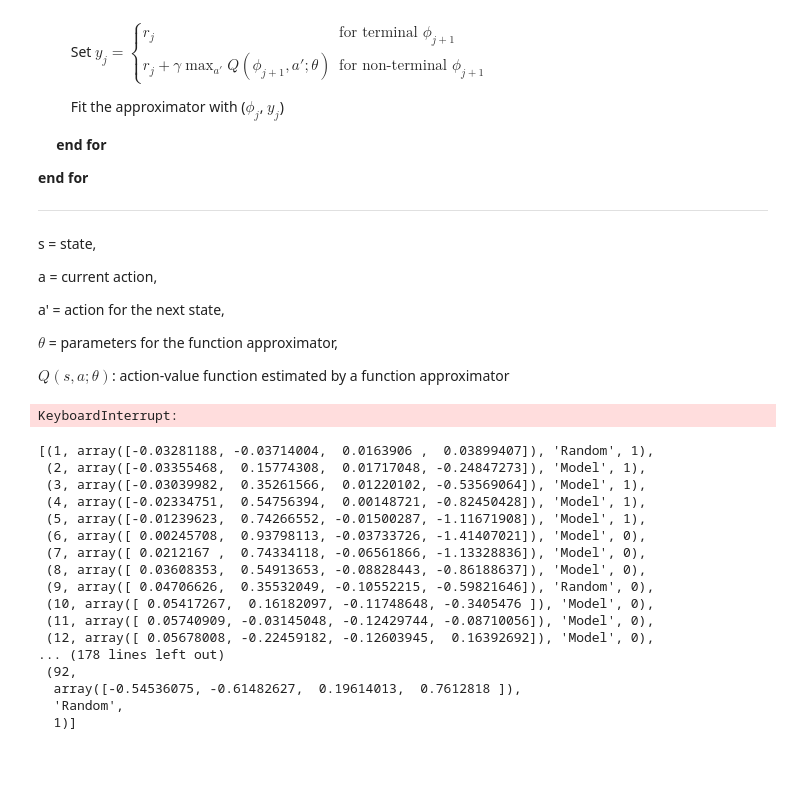
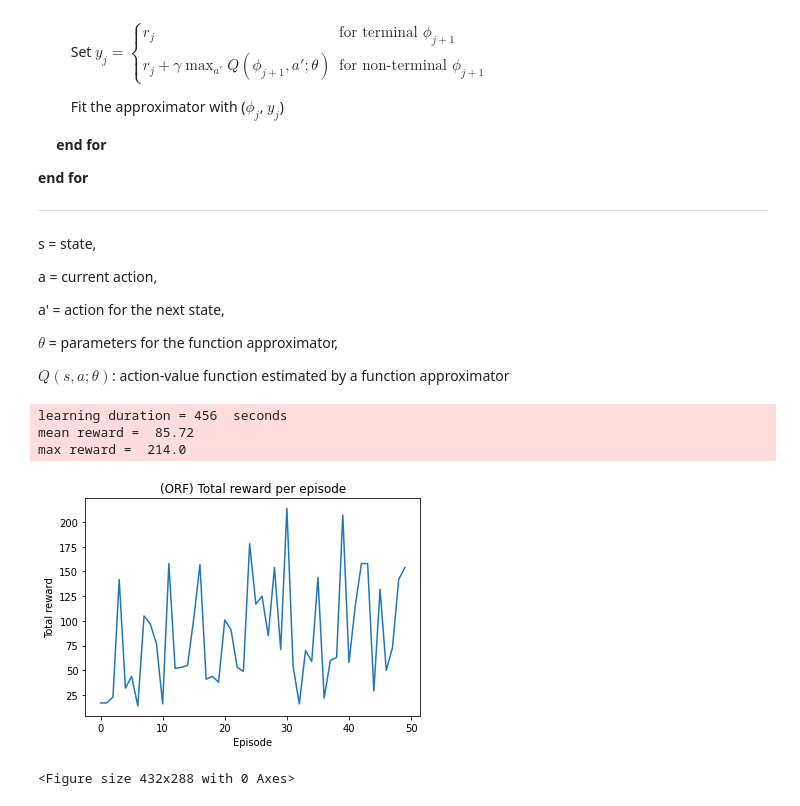
Before and after one commit to joosung-min/Q-Learning-with-Online-Trees, a Jupyter notebook: ORF_CartPole_v2.ipynb, the cells around one changed output. Saved outputs shown, nothing was run; the diff lists cells and outputs as text; code cells hidden in the pictures; blank space fills up the shorter version.

```diff
--- a/ORF_CartPole_v2.ipynb
+++ b/ORF_CartPole_v2.ipynb
@@ -84,7 +86,7 @@ class ORF_DQN():
             # state: (4,) array
             ran = "_"
             q_values =[0.0, 0.0]
-            if np.random.random() < epsilon:
+            if np.random.uniform(0,1) < epsilon:
                 ran = "Random"
                 return([random.randint(0, n_action - 1), ran, q_values])
             else:
@@ -152,65 +154,41 @@ backup_file_name = "ORF_CartPole_" + time.strftime("%y%m%d") + "_1"
 
 env = gym.envs.make("CartPole-v1")
 n_state = env.observation_space.shape[0]
 n_action = env.action_space.n
 
 memory = deque(maxlen=10000)
-n_episode = 70
-replay_size = 60
+n_episode = 50
+replay_size = 20
 
 dqn = ORF_DQN(n_state, n_action, replay_size)
 
 total_reward_episode = [0] * n_episode
 
 start = time.time()
 
-ep = {}
-for i in range(n_episode):
-    ep[i] = []
+ep = {i: [] for i in range(n_episode)}
 
 q_learning(env, dqn, n_episode, replay_size, gamma=1.0, epsilon=0.5, epsilon_decay=0.99) # runs the alg
 
 end = time.time()
 duration = int(end - start)
 
 img_file = backup_file_name + ".jpg"
 print("learning duration =", duration, " seconds")
 print("mean reward = ", np.mean(total_reward_episode))
 print("max reward = ", max(total_reward_episode))
 plt.plot(total_reward_episode)
 plt.title("(ORF) Total reward per episode")
 plt.xlabel("Episode")
 plt.ylabel("Total reward")
 plt.show()
 plt.savefig(fname = img_file)
 # %% [output]
-KeyboardInterrupt:
+learning duration = 456  seconds
+mean reward =  85.72
+max reward =  214.0
+[figure, added]
+<Figure size 432x288 with 0 Axes>
-# %%
-tr = [(i, v) for i, v in enumerate(total_reward_episode) if v <20]
-tr
-maxid = np.argmax(total_reward_episode)
-ep[43]
-ep[maxid]
-# minrw = np.argmin(total_reward_episode)
-# ep[minrw]
-# %% [output]
-[(1, array([-0.03281188, -0.03714004,  0.0163906 ,  0.03899407]), 'Random', 1),
- (2, array([-0.03355468,  0.15774308,  0.01717048, -0.24847273]), 'Model', 1),
- (3, array([-0.03039982,  0.35261566,  0.01220102, -0.53569064]), 'Model', 1),
- (4, array([-0.02334751,  0.54756394,  0.00148721, -0.82450428]), 'Model', 1),
- (5, array([-0.01239623,  0.74266552, -0.01500287, -1.11671908]), 'Model', 1),
- (6, array([ 0.00245708,  0.93798113, -0.03733726, -1.41407021]), 'Model', 0),
- (7, array([ 0.0212167 ,  0.74334118, -0.06561866, -1.13328836]), 'Model', 0),
- (8, array([ 0.03608353,  0.54913653, -0.08828443, -0.86188637]), 'Model', 0),
- (9, array([ 0.04706626,  0.35532049, -0.10552215, -0.59821646]), 'Random', 0),
- (10, array([ 0.05417267,  0.16182097, -0.11748648, -0.3405476 ]), 'Model', 0),
- (11, array([ 0.05740909, -0.03145048, -0.12429744, -0.08710056]), 'Model', 0),
- (12, array([ 0.05678008, -0.22459182, -0.12603945,  0.16392692]), 'Model', 0),
-... (178 lines left out)
- (92,
-  array([-0.54536075, -0.61482627,  0.19614013,  0.7612818 ]),
-  'Random',
-  1)]
 # %%
 # To back-up the work
 backup_file = backup_file_name + ".p"
```
Also changed, not shown: parts of 1 cell of this notebook, 6 other files.
